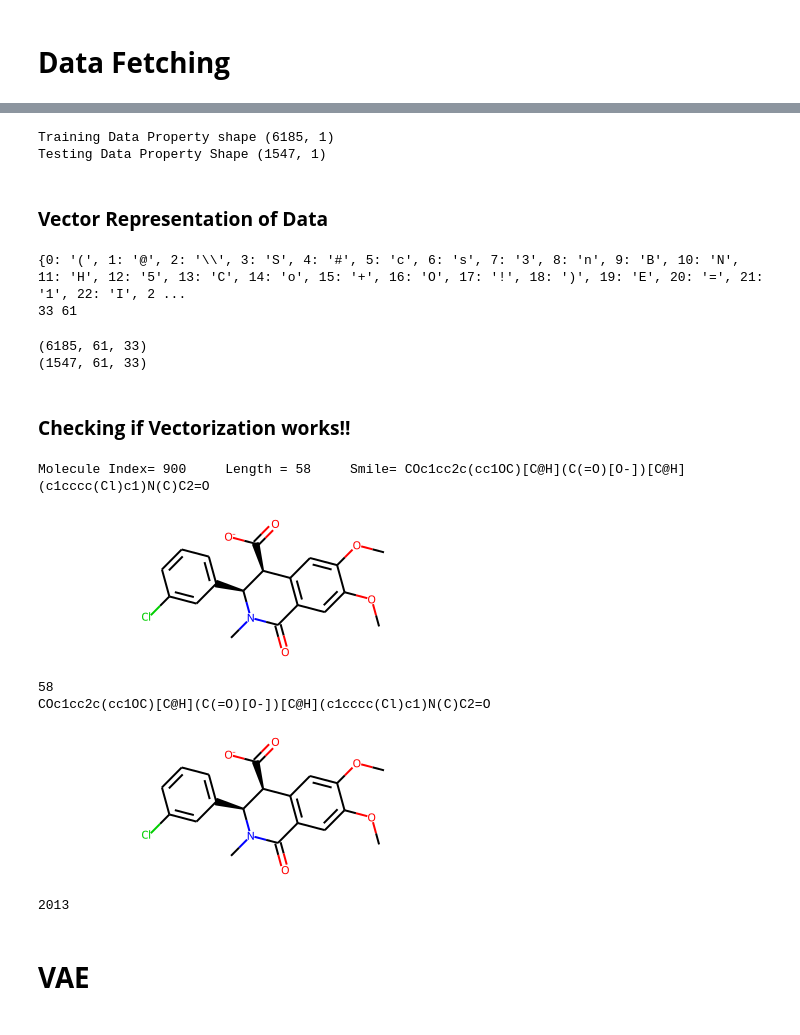
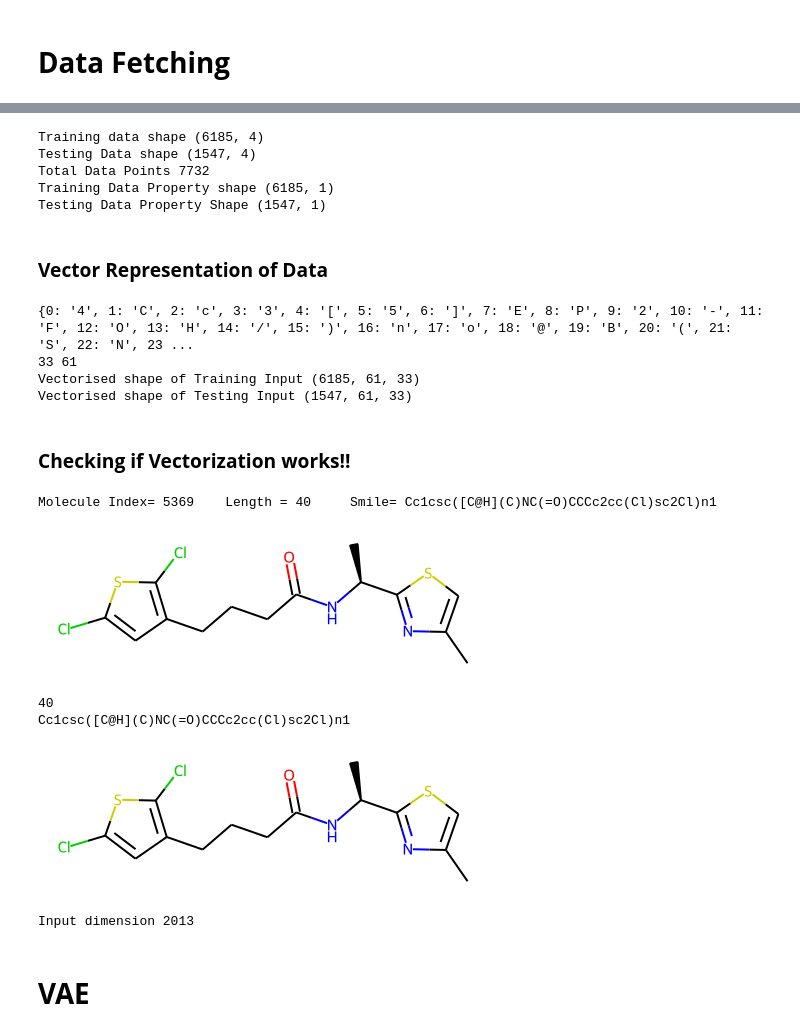
Before and after one commit to chandagrover/Machine-Learning, a Jupyter notebook: 4QED_SMILEVAE_Predictor.ipynb, the cells around one changed output, grey strips where cells are left out. Drawn from its saved outputs; the diff is of its cells as text; code cells hidden in the pictures.

```diff
--- a/4QED_SMILEVAE_Predictor.ipynb
+++ b/4QED_SMILEVAE_Predictor.ipynb
@@ -148,4 +122,8 @@ Total Data Points 7732
 # %%
+smiles_train, smiles_test = train_test_split(data, test_size=0.2, shuffle=False)
+print("Training data shape", smiles_train.shape)
+print("Testing Data shape", smiles_test.shape)
+print("Total Data Points", NUM_SMILES)
 # logP_train = smiles_train['logP']
 # logP_test = smiles_test['logP']
 
@@ -162,8 +140,10 @@ y_test_property=test.transpose()
 #Labels for the Smiles String. We will deal with three properties values.
 print("Training Data Property shape", y_train_property.shape)
 print("Testing Data Property Shape", y_test_property.shape)
-# print(qed_train[1])
 # %% [output]
+Training data shape (6185, 4)
+Testing Data shape (1547, 4)
+Total Data Points 7732
 Training Data Property shape (6185, 1)
 Testing Data Property Shape (1547, 1)
 # %% [markdown]
@@ -178,42 +158,40 @@ embed = max([len(smile) for smile in data.smiles])+2
 print(int_to_char)
 print(len(charset), embed)
 # print(embed)
+def vectorize(smiles):
+        onehot_flatList=[[]]
+        one_hot =  np.zeros((smiles.shape[0], embed , len(charset)),dtype=np.int8)
+        # print(one_hot.shape)
+        for i,smile in enumerate(smiles):
+            #encode the startchar
+            one_hot[i,0,char_to_int["!"]] = 1
+            #encode the rest of the chars
+            for j,c in enumerate(smile):
+                one_hot[i,j+1,char_to_int[c]] = 1
+            #Encode endchar
+            one_hot[i,len(smile)+1:,char_to_int["E"]] = 1
+        #Return two, one for input and the other for output
+        return one_hot[:,:,:]
+
+X_train= vectorize(smiles_train['smiles'].values)
+X_test = vectorize(smiles_test['smiles'].values)
+print("Vectorised shape of Training Input", X_train.shape)
+print("Vectorised shape of Testing Input",X_test.shape)
 # %% [output]
-{0: '(', 1: '@', 2: '\\', 3: 'S', 4: '#', 5: 'c', 6: 's', 7: '3', 8: 'n', 9: 'B', 10: 'N', 11: 'H', 12: '5', 13: 'C', 14: 'o', 15: '+', 16: 'O', 17: '!', 18: ')', 19: 'E', 20: '=', 21: '1', 22: 'I', 2 ...
+{0: '4', 1: 'C', 2: 'c', 3: '3', 4: '[', 5: '5', 6: ']', 7: 'E', 8: 'P', 9: '2', 10: '-', 11: 'F', 12: 'O', 13: 'H', 14: '/', 15: ')', 16: 'n', 17: 'o', 18: '@', 19: 'B', 20: '(', 21: 'S', 22: 'N', 23 ...
 33 61
+Vectorised shape of Training Input (6185, 61, 33)
+Vectorised shape of Testing Input (1547, 61, 33)
-# %%
-def vectorize(smiles):
-        onehot_flatList=[[]]
-        one_hot =  np.zeros((smiles.shape[0], embed , len(charset)),dtype=np.int8)
-        # print(one_hot.shape)
-        for i,smile in enumerate(smiles):
-            #encode the startchar
-            one_hot[i,0,char_to_int["!"]] = 1
-            #encode the rest of the chars
-            for j,c in enumerate(smile):
-                one_hot[i,j+1,char_to_int[c]] = 1
-            #Encode endchar
-            one_hot[i,len(smile)+1:,char_to_int["E"]] = 1
-        #Return two, one for input and the other for output
-        return one_hot[:,:,:]
-
-X_train= vectorize(smiles_train['smiles'].values)
-X_test = vectorize(smiles_test['smiles'].values)
-print(X_train.shape)
-print(X_test.shape)
-# %% [output]
-(6185, 61, 33)
-(1547, 61, 33)
 # %% [markdown]
 ### **Checking if Vectorization works!!**
 # %%
-idx=900
+idx=5369
 print("Molecule Index=", idx,"\tLength =",len(smiles_train['smiles'][idx]),"\tSmile=", (smiles_train['smiles'][idx]))
 mol = Chem.MolFromSmiles(smiles_train['smiles'][idx])
 mol
 # %% [output]
-Molecule Index= 900     Length = 58     Smile= COc1cc2c(cc1OC)[C@H](C(=O)[O-])[C@H](c1cccc(Cl)c1)N(C)C2=O
+Molecule Index= 5369    Length = 40     Smile= Cc1csc([C@H](C)NC(=O)CCCc2cc(Cl)sc2Cl)n1
-[figure, old version]
+[figure, new version]
 # %%
 # Going back from vectorized form back to a readable string
 smi="".join([int_to_char[idx] for idx in np.argmax(X_train[idx,:,:], axis=1)])
@@ -224,23 +202,23 @@ print(smi)
 mol = Chem.MolFromSmiles(smi)
 mol
 # %% [output]
-58
-COc1cc2c(cc1OC)[C@H](C(=O)[O-])[C@H](c1cccc(Cl)c1)N(C)C2=O
+40
+Cc1csc([C@H](C)NC(=O)CCCc2cc(Cl)sc2Cl)n1
-[figure, old version]
+[figure, new version]
 # %%
 mol_size_x=X_train.shape[1]
 mol_size_y=X_train.shape[2]
 orig_dim = mol_size_x * mol_size_y
 # print(mol_size_x)
 # print(mol_size_y)
-print(orig_dim)
+print("Input dimension", orig_dim)
 X_train = np.reshape(X_train, [-1, orig_dim])
 X_test = np.reshape(X_test, [-1, orig_dim])
 # print(type(X_train))
 # print(X_train.shape)
 # print(X_train.shape[1])
 # %% [output]
-2013
+Input dimension 2013
 # %% [markdown]
 # **VAE**
 # %%
```
Also changed, not shown: parts of 24 cells of this notebook.
